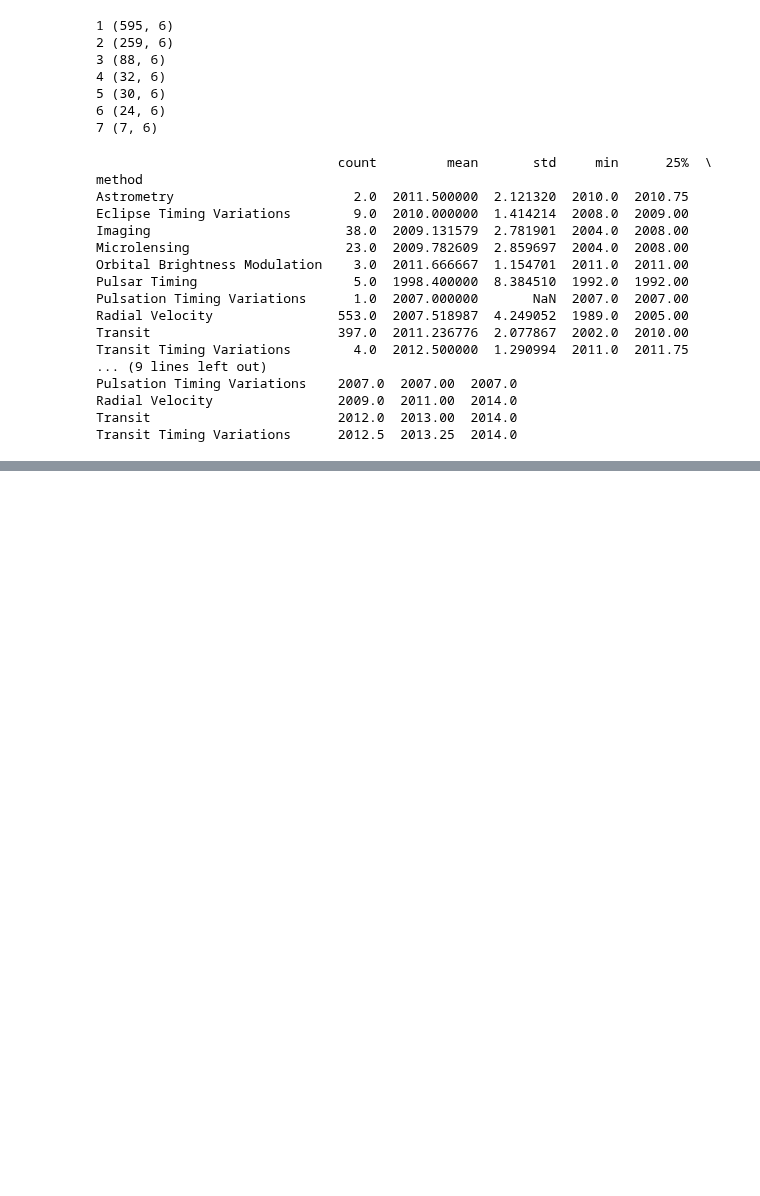
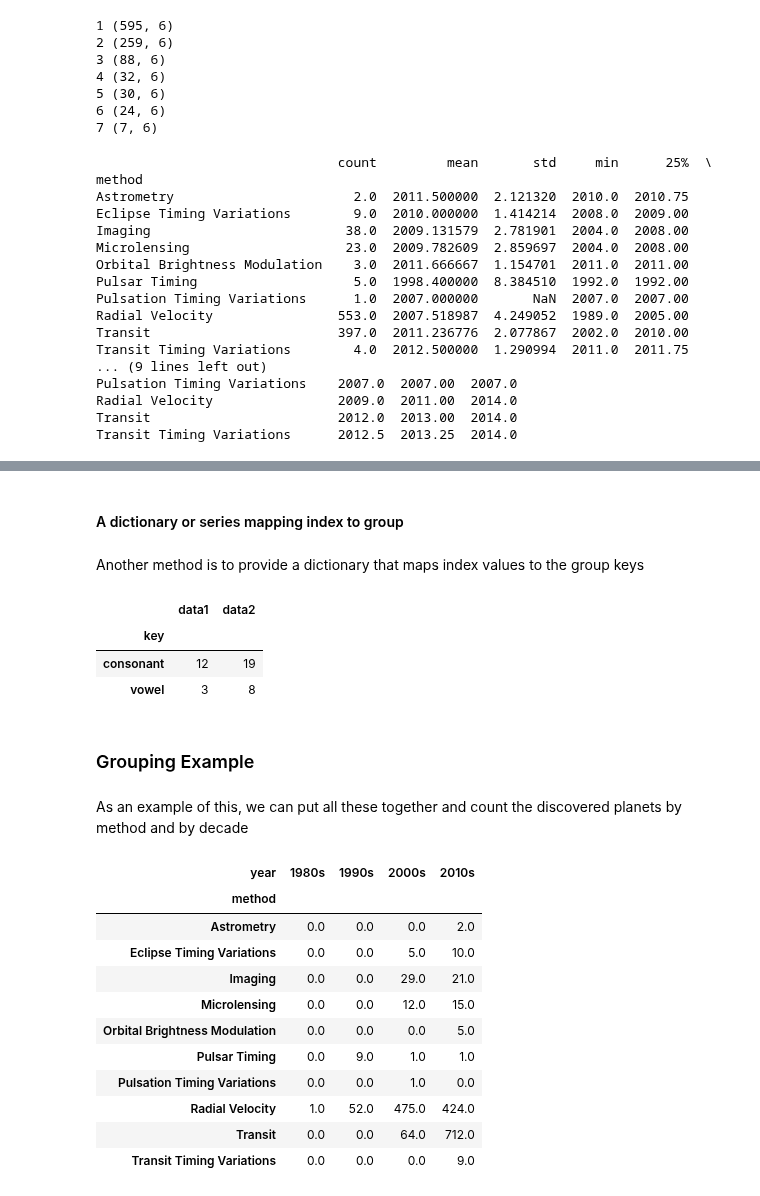
Before and after one commit to denis-james/Self-Learning, a Jupyter notebook: Pandas/8. Aggregation and Grouping.ipynb, the cells around one changed output, grey strips where cells are left out. Cells and saved outputs as stored; diff of their text form; code cells hidden in the pictures; blank space fills up the shorter version.

Commit message:
Aggregation and Grouping Finalized

```diff
--- a/Pandas/8. Aggregation and Grouping.ipynb
+++ b/Pandas/8. Aggregation and Grouping.ipynb
@@ -246,0 +391,34 @@ Transit Timing Variations      2012.5  2013.25  2014.0
+# %% [markdown]
+#### A dictionary or series mapping index to group
+# %% [markdown]
+Another method is to provide a dictionary that maps index values to the group keys
+# %%
+df2 = df.set_index('key')
+mapping = {'A': 'vowel', 'B': 'consonant', 'C': 'consonant'}
+df2.groupby(mapping).sum()
+# %% [output]
+|  | data1 | data2 |
+| key |  |  |
+| consonant | 12 | 19 |
+| vowel | 3 | 8 |
+# %% [markdown]
+### Grouping Example
+# %% [markdown]
+As an example of this, we can put all these together and count the discovered planets by method and by decade
+# %%
+decade=10*(planets['year']//10)
+decade=decade.astype(str)+'s'
+planets.groupby(['method',decade])['number'].sum().unstack().fillna(0)
+# %% [output]
+| year | 1980s | 1990s | 2000s | 2010s |
+| method |  |  |  |  |
+| Astrometry | 0.0 | 0.0 | 0.0 | 2.0 |
+| Eclipse Timing Variations | 0.0 | 0.0 | 5.0 | 10.0 |
+| Imaging | 0.0 | 0.0 | 29.0 | 21.0 |
+| Microlensing | 0.0 | 0.0 | 12.0 | 15.0 |
+| Orbital Brightness Modulation | 0.0 | 0.0 | 0.0 | 5.0 |
+| Pulsar Timing | 0.0 | 9.0 | 1.0 | 1.0 |
+| Pulsation Timing Variations | 0.0 | 0.0 | 1.0 | 0.0 |
+| Radial Velocity | 1.0 | 52.0 | 475.0 | 424.0 |
+| Transit | 0.0 | 0.0 | 64.0 | 712.0 |
+| Transit Timing Variations | 0.0 | 0.0 | 0.0 | 9.0 |
```
Also changed, not shown: parts of 24 cells of this notebook.
